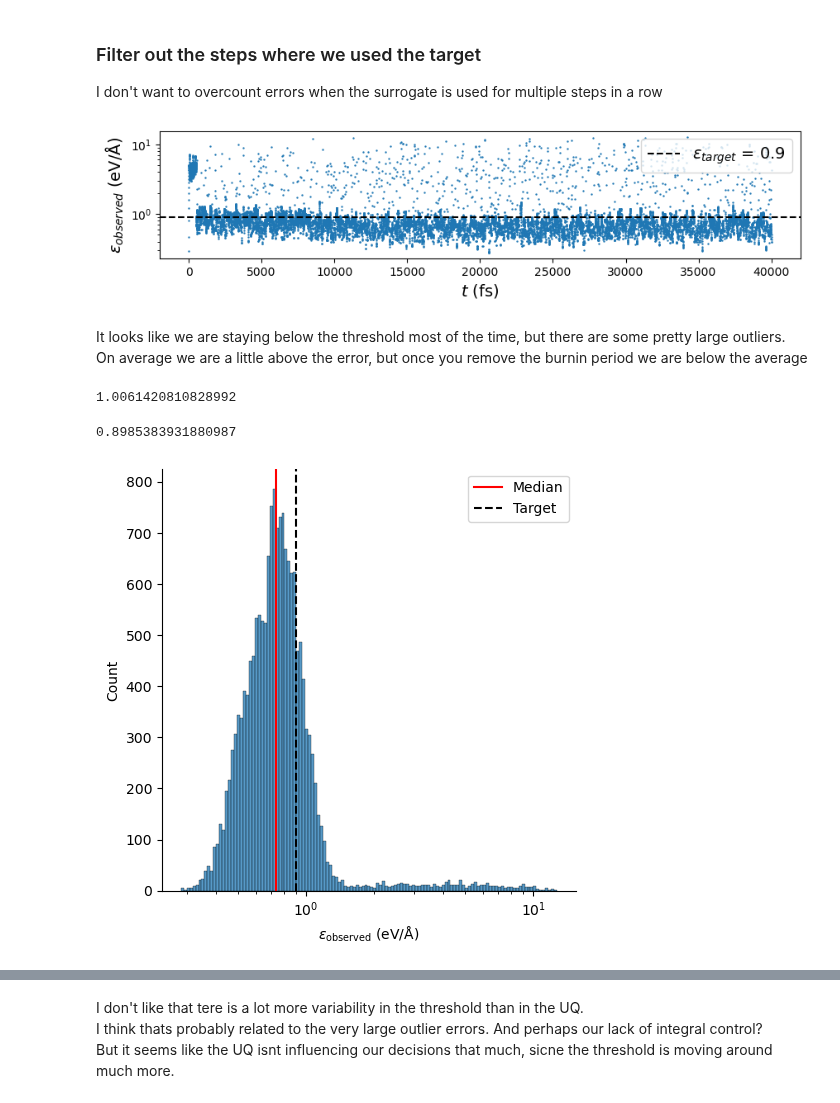
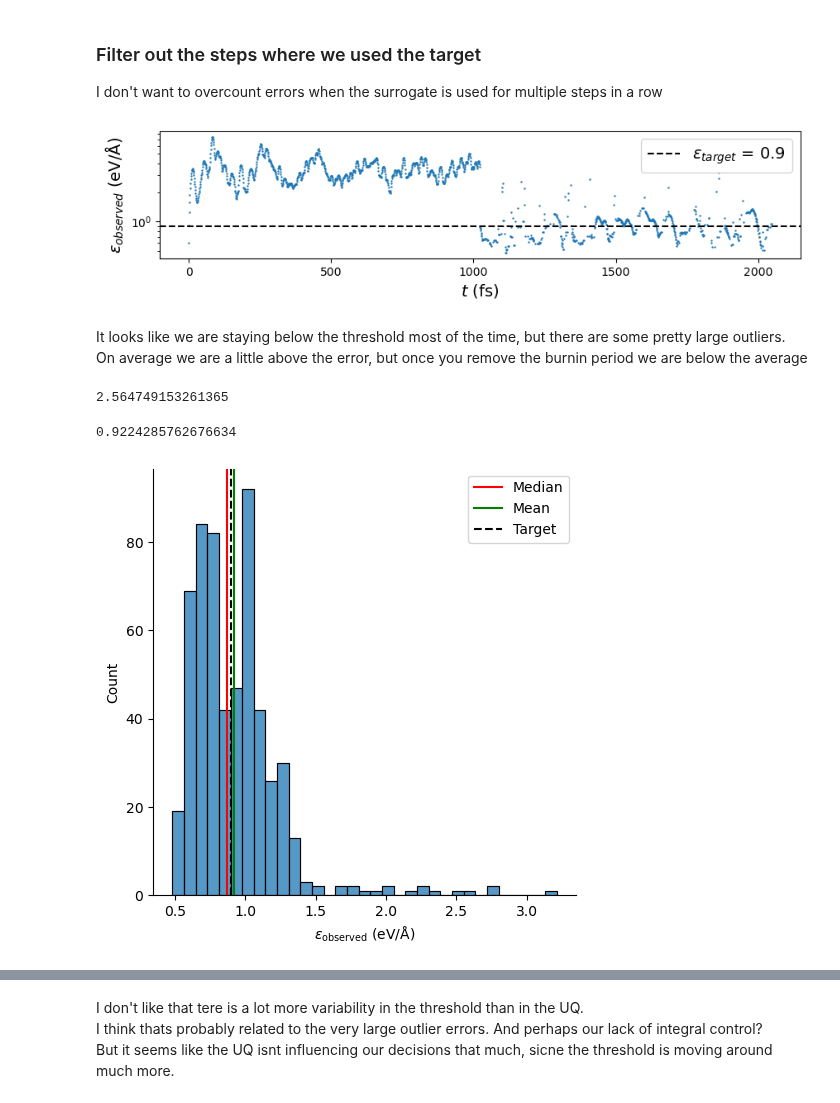
Before and after one commit to globus-labs/cascade, a Jupyter notebook: 2_proxima/2_examine_controller.ipynb, the cells around one changed output, grey strips where cells are left out. Saved outputs shown, nothing was run; the diff lists cells and outputs as text; code cells hidden in the pictures.

```diff
--- a/2_proxima/2_examine_controller.ipynb
+++ b/2_proxima/2_examine_controller.ipynb
@@ -30,8 +30,10 @@ import seaborn as sns
 
 import scipy as sp
 from scipy import stats
+# %%
+run_dir = Path('./runs/800K-npt-single-train/si-vacancy-2x2x2-temp=800.0-method=lda-blend=0-160f5dc6/')
 # %%
-run_dir = Path('./runs/nvt-fixed-temp/si-vacancy-2x2x2-temp=1573.0-method=lda-blend=0-2bcd06d4/')
+#run_dir = Path('./runs/nvt-fixed-temp/si-vacancy-2x2x2-temp=1573.0-method=lda-blend=0-2bcd06d4/')
 # %%
 data = pd.read_json(run_dir/'proxima-log.json', lines=True)
 # %%
@@ -100,29 +102,30 @@ plt.legend(fontsize=14)
 plt.savefig('controller.png', bbox_inches='tight', dpi=500)
 plt.show()
 # %% [output]
-[figure, old version]
+[figure, new version]
 # %% [markdown]
 It looks like we are staying below the threshold most of the time, but there are some pretty large outliers.
 On average we are a little above the error, but once you remove the burnin period we are below the average
 # %%
 target_steps['last_error'].mean()
 # %% [output]
-1.0061420810828992
+2.564749153261365
 # %%
-start_ix = 512
+start_ix = 1024
 filtered = target_steps['last_error'][start_ix:]
 filtered.mean()
 # %% [output]
-0.8985383931880987
+0.9224285762676634
 # %%
-g = sns.displot(filtered, log_scale=True)
+g = sns.displot(filtered, log_scale=0)
 g.ax.axvline(filtered.median(), color='red', label='Median')
+g.ax.axvline(filtered.mean(), color='green', label='Mean')
 g.ax.axvline(target_error, color='k', linestyle ='dashed', label='Target')
 plt.xlabel('$\epsilon_\mathrm{observed}$ (eV/$\mathrm{\AA}$)')
 plt.legend()
 plt.show()
 # %% [output]
-[figure, old version]
+[figure, new version]
 # %%
 fig, ax = plt.subplots(3, figsize=(10, 9))
 plt.sca(ax[0])
```
Also changed, not shown: parts of 11 cells of this notebook.
